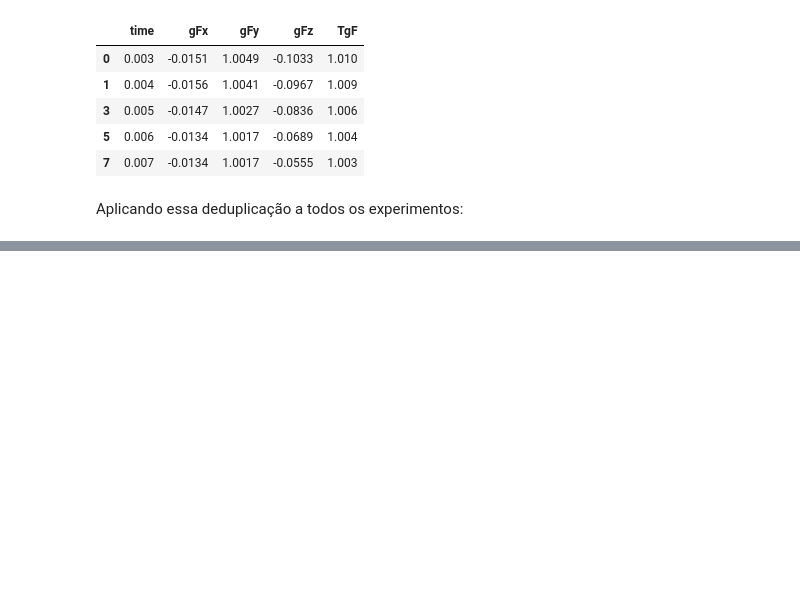
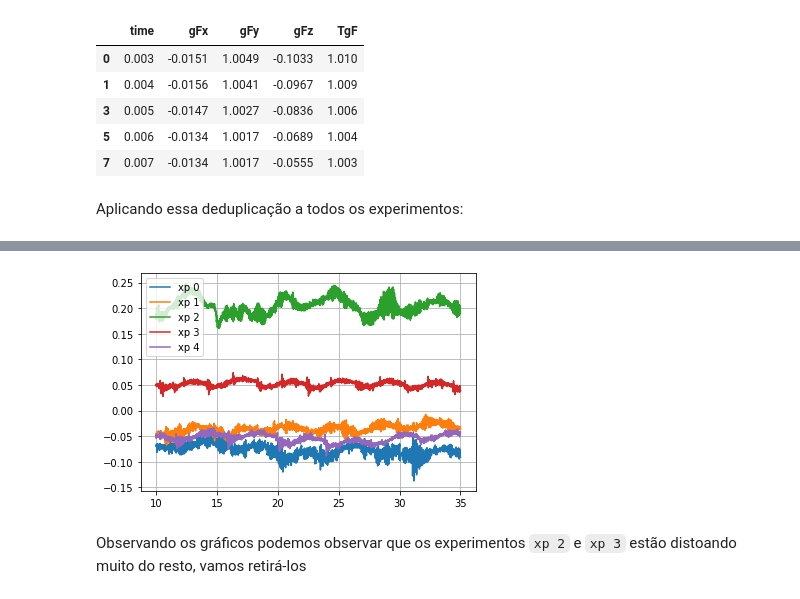
Before and after one commit to CaioCSdev/mac209, a Jupyter notebook: ep2/MCU.ipynb, the cells around one changed output, grey strips where cells are left out. Cells and saved outputs as stored; diff of their text form; code cells hidden in the pictures; blank space fills up the shorter version.

```diff
--- a/ep2/MCU.ipynb
+++ b/ep2/MCU.ipynb
@@ -137,0 +141,21 @@ for i in range(5):
+# %%
+t0 = 10
+tf = 35
+
+def relevant_exp15(i):
+    return exp15rpm[i][(exp15rpm[i].time > t0) & (exp15rpm[i].time < tf)]
+# %%
+for i in range(5):
+    plt.plot(
+        relevant_exp15(i).time,
+        relevant_exp15(i).gFz,
+        label="xp {}".format(i)
+    )
+
+plt.legend()
+plt.grid()
+plt.show()
+# %% [output]
+[figure, added]
+# %% [markdown]
+Observando os gráficos podemos observar que os experimentos `xp 2` e `xp 3` estão distoando muito do resto, vamos retirá-los
```
Also changed, not shown: parts of 17 cells of this notebook.
